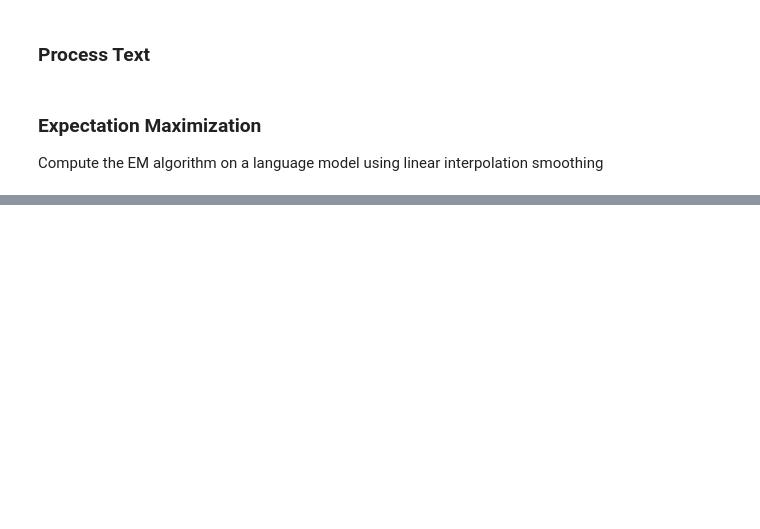
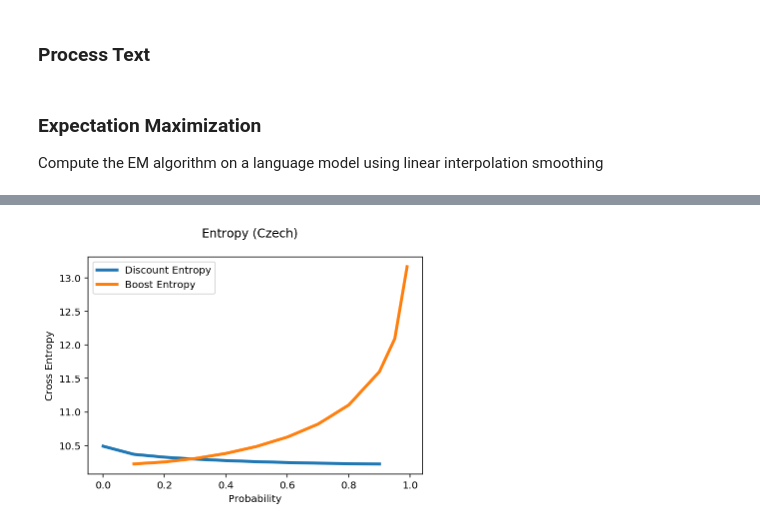
Before and after one commit to Hyperparticle/lct-master, a Jupyter notebook: charles-university/statistical-nlp/assignment-1/nlp-assignment-1.ipynb, the cells around one changed output, grey strips where cells are left out. Drawn from its saved outputs; the diff is of its cells as text; code cells hidden in the pictures; blank space fills up the shorter version.

```diff
--- a/charles-university/statistical-nlp/assignment-1/nlp-assignment-1.ipynb
+++ b/charles-university/statistical-nlp/assignment-1/nlp-assignment-1.ipynb
@@ -479,0 +625,5 @@ cross_entropy(lm_en, np.array([0, 0, 0, 1]), LanguageModel(en.train).trigrams)
+# %%
+# Czech
+create_lambdas_plot('Czech', discount_cz, boost_cz)
+# %% [output]
+[figure, added]
```
Also changed, not shown: parts of 29 cells of this notebook.
